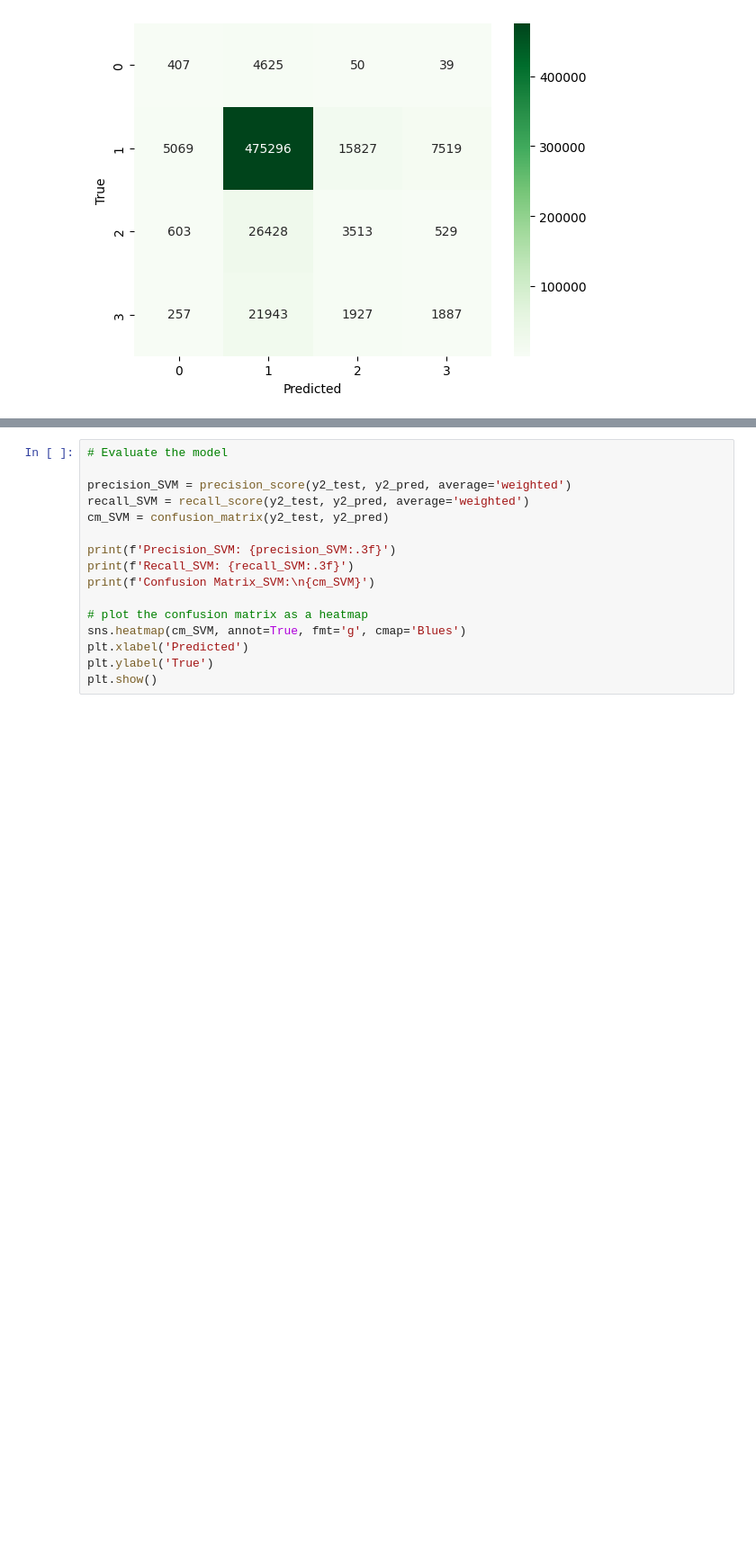
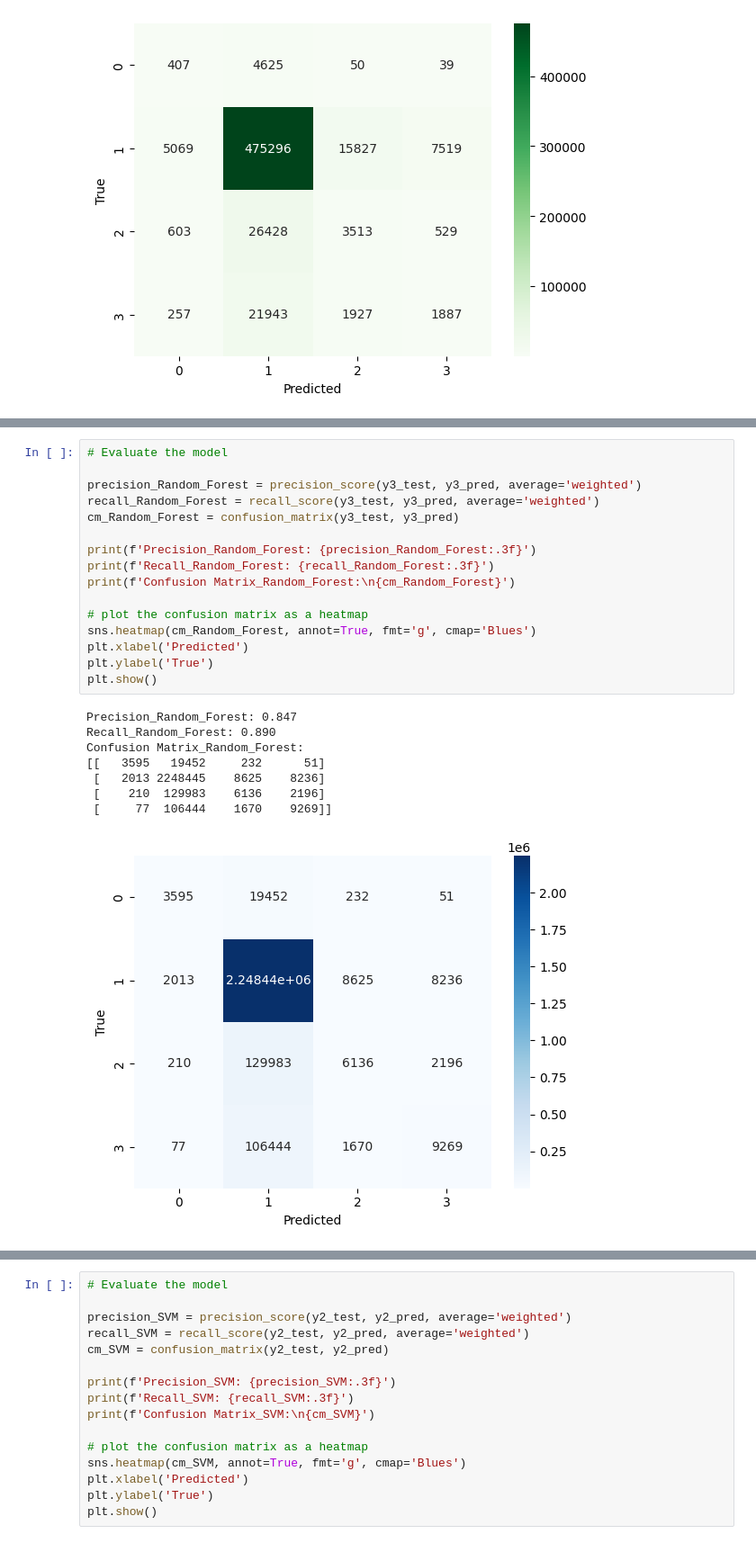
Before and after one commit to sparab2/ML_Project_Traffic, a Jupyter notebook: Project_Final.ipynb, the cells around one changed output, grey strips where cells are left out. Shown at 90% size. Drawn from its saved outputs; the diff is of its cells as text; blank space fills up the shorter version.

```diff
--- a/Project_Final.ipynb
+++ b/Project_Final.ipynb
@@ -317,3 +349,28 @@ Confusion Matrix_Naive_Bayes:
+# %%
+# Evaluate the model
+
+precision_Random_Forest = precision_score(y3_test, y3_pred, average='weighted')
+recall_Random_Forest = recall_score(y3_test, y3_pred, average='weighted')
+cm_Random_Forest = confusion_matrix(y3_test, y3_pred)
+
+print(f'Precision_Random_Forest: {precision_Random_Forest:.3f}')
+print(f'Recall_Random_Forest: {recall_Random_Forest:.3f}')
+print(f'Confusion Matrix_Random_Forest:\n{cm_Random_Forest}')
+
+# plot the confusion matrix as a heatmap
+sns.heatmap(cm_Random_Forest, annot=True, fmt='g', cmap='Blues')
+plt.xlabel('Predicted')
+plt.ylabel('True')
+plt.show()
+# %% [output]
+Precision_Random_Forest: 0.847
+Recall_Random_Forest: 0.890
+Confusion Matrix_Random_Forest:
+[[   3595   19452     232      51]
+ [   2013 2248445    8625    8236]
+ [    210  129983    6136    2196]
+ [     77  106444    1670    9269]]
+[figure, added]
 # %%
 # Separate the target variable from the features
 y2 = df['severity']
```
Also changed, not shown: parts of 3 cells of this notebook.
